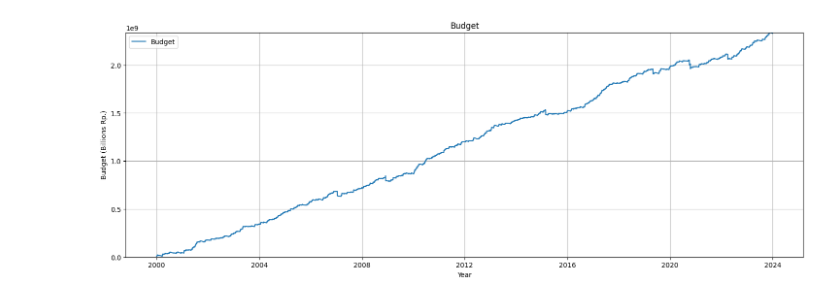
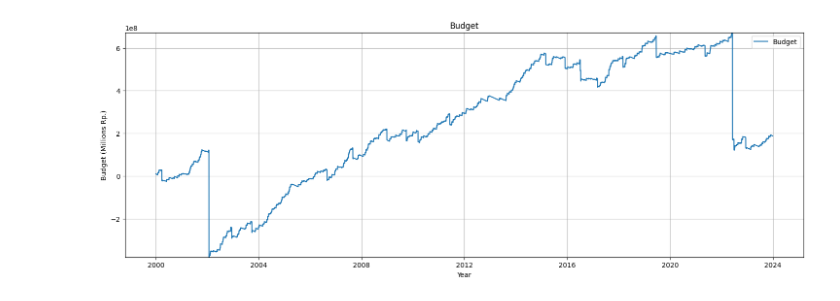
Before and after one commit to AtlasCJr/pfm, a Jupyter notebook: Data Creation/CREATE.ipynb, the cells around one changed output. Cells and saved outputs as stored; diff of their text form; code cells hidden in the pictures.

```diff
--- a/Data Creation/CREATE.ipynb
+++ b/Data Creation/CREATE.ipynb
@@ -276,3 +264,30 @@ KATEGORI = {
+# %%
+PENDAPATAN_PASIF = {
+    "Sewa Properti": [12, 5000000],
+    "Royalti": [6, 2000000],
+}
+# %%
+PENDAPATAN_TAMBAHAN = {
+    "Penjualan Online": [10, 3000000],
+    "Hadiah": [50, 1000000]
+}
+# %%
+KATEGORI = {
+    "Makanan": 365 * 3,
+    "Minuman": 365 * 3,
+    "Transportasi": 300,
+    "Entertainment": 52,
+    "Healthcare": 18,
+    "Asuransi": 1,
+    "Barang Mewah": 1,
+
+    "Pendapatan Aktif": 12,
+    "Pendapatan Pasif": 4,
+    "Pendapatan Investasi": 4,
+    "Pendapatan Tambahan": 4,
+}
+
+# Kategori diukur dalam satu tahun
 # %%
 def createTransactions(start_date:datetime, end_date:datetime, n:int = None, density:int = 8) -> pd.DataFrame:
 
@@ -323,9 +338,18 @@ def createTransactions(start_date:datetime, end_date:datetime, n:int = None, den
             elif category == "Barang Mewah":
                 item = pickItem(BARANG_MEWAH)
                 item += [5, 0]
-            elif category == "Pendapatan":
-                item = pickItem(PENDAPATAN)
+            elif category == "Pendapatan Aktif":
+                item = pickItem(PENDAPATAN_AKTIF)
                 item += [10, 1]
+            elif category == "Pendapatan Pasif":
+                item = pickItem(PENDAPATAN_PASIF)
+                item += [11, 1]
+            elif category == "Pendapatan Investasi":
+                item = pickItem(PENDAPATAN_INVESTASI)
+                item += [12, 1]
+            elif category == "Pendapatan Tambahan":
+                item = pickItem(PENDAPATAN_TAMBAHAN)
+                item += [13, 1]
         except Exception as e:
             # print(f"An error occurred: {e}")
             return generateData()
@@ -409,26 +458,26 @@ transactions[(transactions['VALUE'] > 1e6) & (transactions['CATEGORY'] == 0)]
 # %%
 def getYLabel(ax):
     ylim = ax.get_ylim()
     if abs(ylim[1]) >= 1e9:
         return "Billions"
     elif abs(ylim[1]) >= 1e6:
         return "Millions"
     else:
         return ""
 
 
 fig, ax = plt.subplots(figsize=(18, 6))
 daily_budget.plot(ax=ax)
 
 ax.set_title("Budget")
 ax.set_xlabel("Year")
 
-ax.set_ylim([0, daily_budget['Budget'].max()])
+ax.set_ylim([daily_budget['Budget'].min(), daily_budget['Budget'].max()])
 ax.set_ylabel(f"Budget ({getYLabel(ax)} Rp.)")
 plt.grid(True)
 plt.show()
 # %% [output]
-[figure, old version]
+[figure, new version]
 # %%
 transactions.to_csv("DATA.csv", index=False)
 # %%
```
Also changed, not shown: parts of 7 cells of this notebook, 8 other files.
